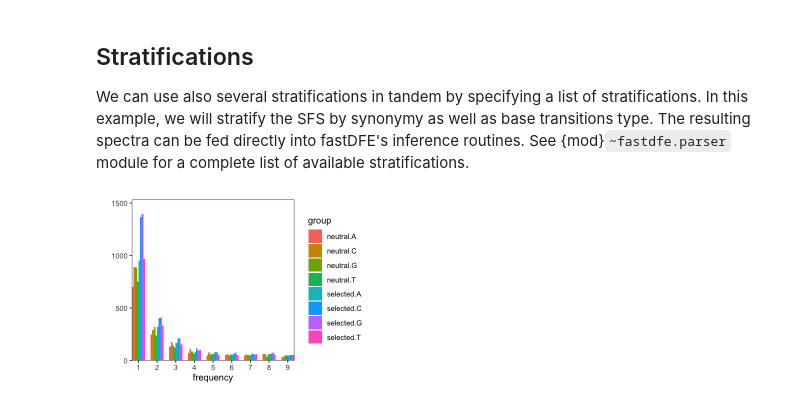
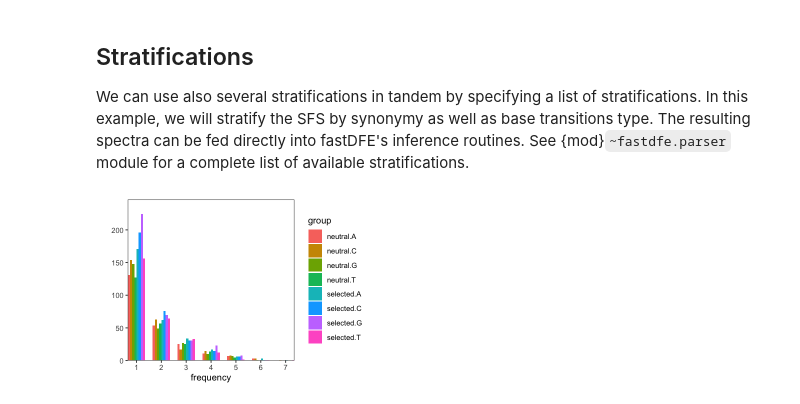
Before and after one commit to Sendrowski/fastDFE, a Jupyter notebook: docs/_build/jupyter_execute/reference/R/parser.ipynb, the cells around one changed output. Saved outputs shown, nothing was run; the diff lists cells and outputs as text; code cells hidden in the pictures.

```diff
--- a/docs/_build/jupyter_execute/reference/R/parser.ipynb
+++ b/docs/_build/jupyter_execute/reference/R/parser.ipynb
@@ -8,16 +8,7 @@ We might also want to stratify the SFS by some site properties, such as synonymy
 library(fastdfe)
 
 # load the fastdfe package
-fastdfe <- load_fastdfe()
+fd <- load_fastdfe()
+
+# url to the GitHub repository of fastDFE
+url <- "https://github.com/Sendrowski/fastDFE/blob/dev/"
-# %%
-Parser <- fastdfe$Parser
-
-# instantiate parser
-p <- Parser(
-    n = 10,
-    vcf = "../../../resources/genome/betula/all.vcf.gz",
-    stratifications = c(fastdfe$DegeneracyStratification())
-)
-
-# parse SFS
-spectra <- Parser$parse(p)
@@ -33,16 +40,25 @@ fastDFE relies here on VCF info tags to determine the degeneracy of a site but t
 We can use also several stratifications in tandem by specifying a list of stratifications. In this example, we will stratify the SFS by synonymy as well as base transitions type. The resulting spectra can be fed directly into fastDFE's inference routines. See {mod}`~fastdfe.parser` module for a complete list of available stratifications.
 # %%
 # instantiate parser
-p <- Parser(
-    n = 10,
-    vcf = "../../../resources/genome/betula/all.vcf.gz",
-    stratifications = c(fastdfe$DegeneracyStratification(), fastdfe$AncestralBaseStratification())
+p <- fd$Parser(
+    n = 8,
+    vcf = paste0(url, "resources/genome/betula/biallelic.subset.50000.vcf.gz?raw=true"),
+    fasta = paste0(url, "resources/genome/betula/genome.subset.1000.fasta.gz?raw=true"),
+    gff = paste0(url, "resources/genome/betula/genome.gff.gz?raw=true"),
+    annotations = c(
+        fd$DegeneracyAnnotation(),
+        fd$MaximumParsimonyAncestralAnnotation() # only partly recommended
+    ),
+    stratifications = c(
+        fd$DegeneracyStratification(),
+        fd$AncestralBaseStratification()
+    )
 )
 
 # parse SFS
-spectra <- Parser$parse(p)
+spectra <- fd$Parser$parse(p)
 # %%
 # visualize SFS
-p <- fastdfe$Spectra$plot(spectra)
+p <- fd$Spectra$plot(spectra)
 # %% [output]
-[figure, old version]
+[figure, new version]
```
Also changed, not shown: parts of 10 cells of this notebook, 35 other files.
